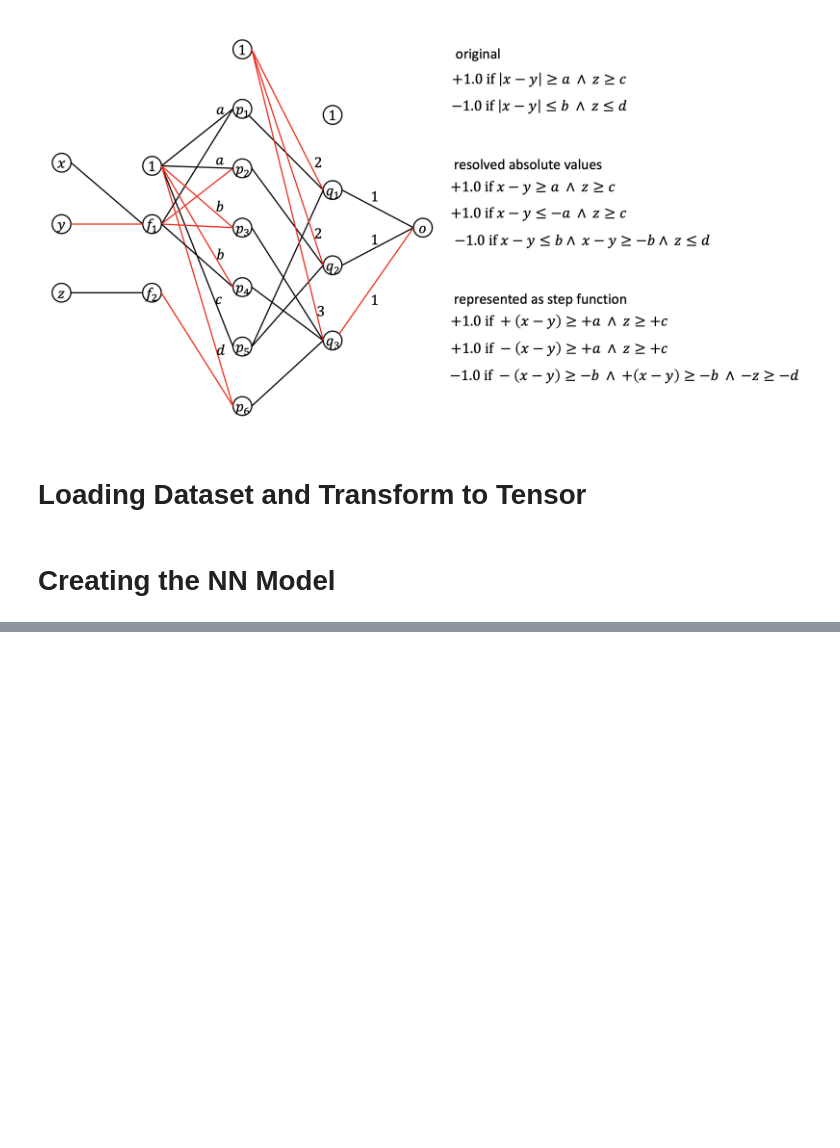
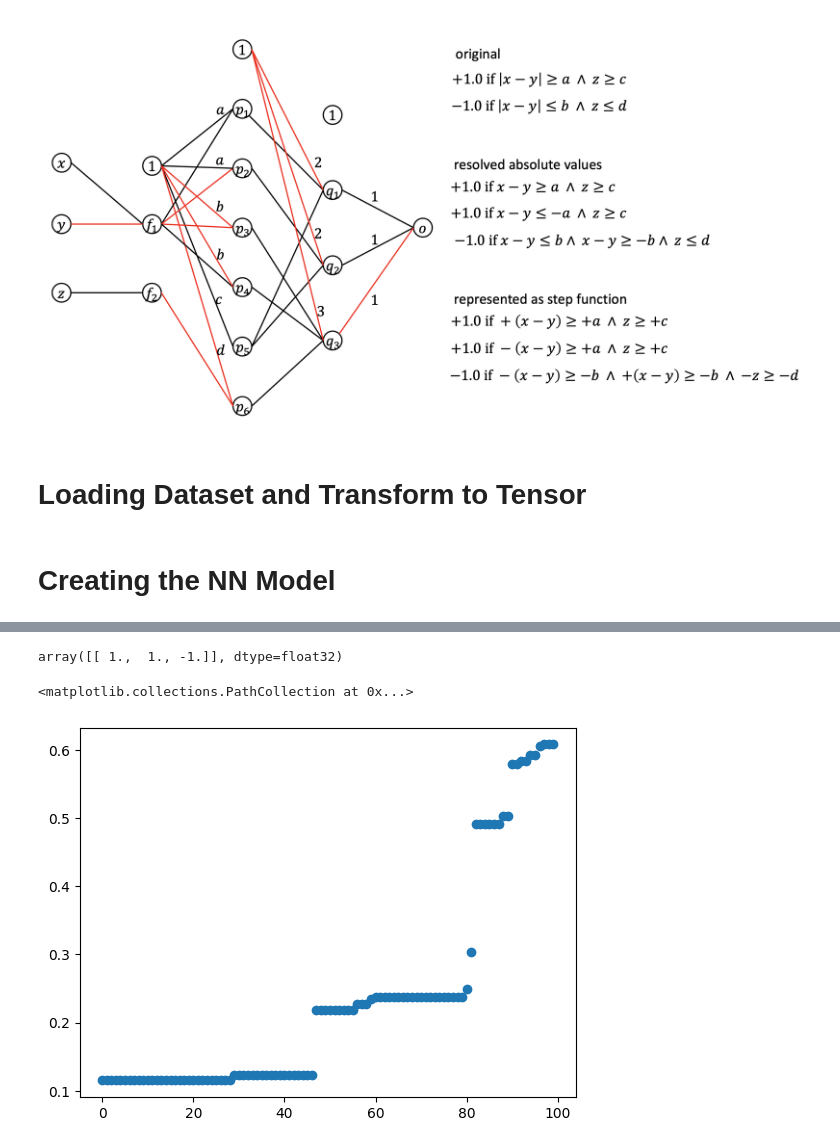
Before and after one commit to shahrzaddii/https---github.com-shahrzaddii-Sparsity, a Jupyter notebook: 82octet.ipynb, the cells around one changed output, grey strips where cells are left out. Saved outputs shown, nothing was run; the diff lists cells and outputs as text; code cells hidden in the pictures; blank space fills up the shorter version.

```diff
--- a/82octet.ipynb
+++ b/82octet.ipynb
@@ -182,15 +182,15 @@ class RegressionModel(nn.Module):
 
         return output.numpy()
 # %%
-input_size = 6
-hidden_size = 3
-output_size = 1
+# input_size = 6
+# hidden_size = 3
+# output_size = 1
 
-model = RegressionModel(input_size, hidden_size, output_size, bias=False)
+# model = RegressionModel(input_size, hidden_size, output_size, bias=False)
 
-weights = []
-for name, param in model.named_parameters():
-    if name != 'output.weight':
-        param.data = torch.randint(-1, 2, size=param.size(), dtype=torch.float32)
-    weights.append(param.detach().numpy())
-    print(name, param)
+# weights = []
+# for name, param in model.named_parameters():
+#     if name != 'output.weight':
+#         param.data = torch.randint(-1, 2, size=param.size(), dtype=torch.float32)
+#     weights.append(param.detach().numpy())
+#     print(name, param)
@@ -319,0 +664,23 @@ plt.legend()
+# %%
+ws = []
+tetas = []
+
+for row, w in enumerate(w_per_rep):
+    ws.append(w[0])
+    tetas.append(w[1])
+
+ws = np.array(ws)
+tetas = np.array(tetas)
+# np.unique(tetas, axis=0, return_counts=True, return_index=True)
+a,indices,counts = np.unique(ws, axis=0, return_counts=True, return_index=True)
+ws[indices[np.argmax(counts)]]
+tetas[np.argmax(counts)]
+# %% [output]
+array([[ 1.,  1., -1.]], dtype=float32)
+# %%
+sorted_mse = np.sort(MSElist)
+# %%
+plt.scatter(range(len(sorted_mse)),sorted_mse)
+# %% [output]
+<matplotlib.collections.PathCollection at 0x...>
+[figure, added]
```
Also changed, not shown: parts of 19 cells of this notebook.
